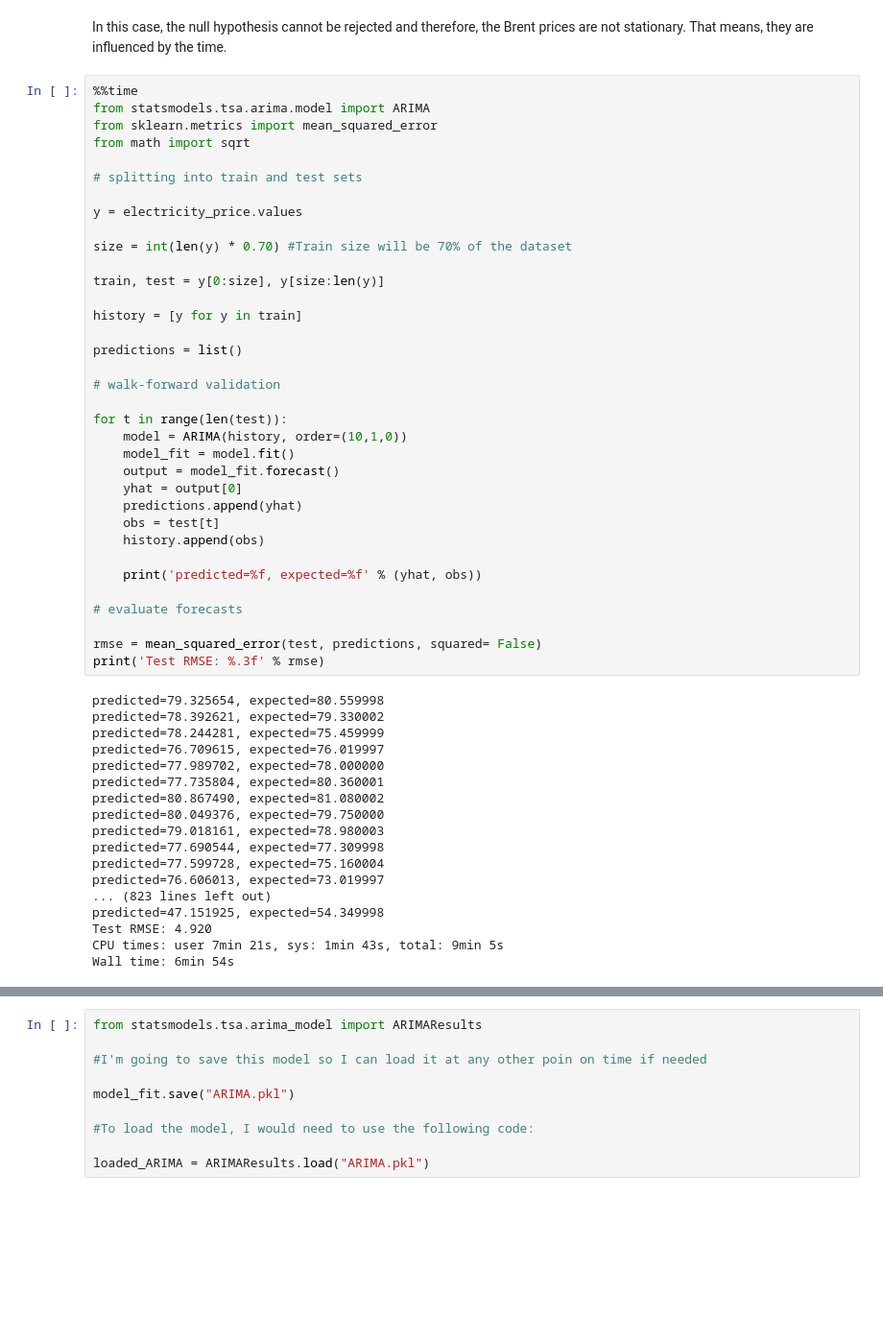
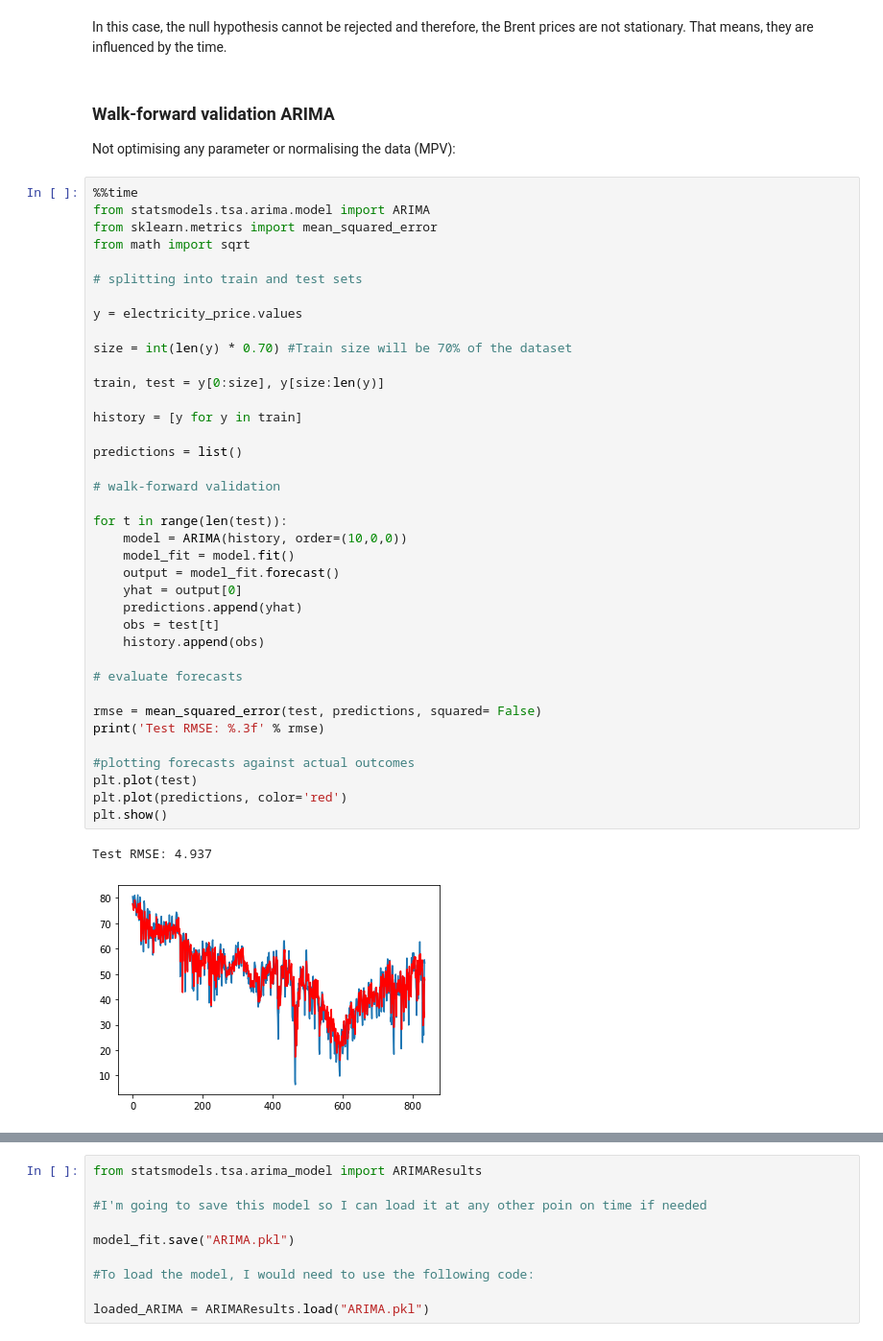
Before and after one commit to PaulaCervilla/Electricity-prices-predictions-in-Spain---Data-Science-TFM, a Jupyter notebook: TFM Precio electricidad - Modelling.ipynb, the cells around one changed output, grey strips where cells are left out. Shown at 96% size. Saved outputs shown, nothing was run; the diff lists cells and outputs as text; blank space fills up the shorter version.

```diff
--- a/TFM Precio electricidad - Modelling.ipynb
+++ b/TFM Precio electricidad - Modelling.ipynb
@@ -291,56 +297,48 @@ Critical Values:
 [figure]
 # %% [markdown]
 In this case, the null hypothesis cannot be rejected and therefore, the Brent prices are not stationary. That means, they are influenced by the time.
+# %% [markdown]
+### Walk-forward validation ARIMA
+
+Not optimising any parameter or normalising the data (MPV):
 # %%
 %%time
 from statsmodels.tsa.arima.model import ARIMA
 from sklearn.metrics import mean_squared_error
 from math import sqrt
 
 # splitting into train and test sets
 
 y = electricity_price.values
 
 size = int(len(y) * 0.70) #Train size will be 70% of the dataset
 
 train, test = y[0:size], y[size:len(y)]
 
 history = [y for y in train]
 
 predictions = list()
 
 # walk-forward validation
 
 for t in range(len(test)):
-    model = ARIMA(history, order=(10,1,0))
+    model = ARIMA(history, order=(10,0,0))
     model_fit = model.fit()
     output = model_fit.forecast()
     yhat = output[0]
     predictions.append(yhat)
     obs = test[t]
     history.append(obs)
 
-    print('predicted=%f, expected=%f' % (yhat, obs))
-
 # evaluate forecasts
 
 rmse = mean_squared_error(test, predictions, squared= False)
 print('Test RMSE: %.3f' % rmse)
+
+#plotting forecasts against actual outcomes
+plt.plot(test)
+plt.plot(predictions, color='red')
+plt.show()
 # %% [output]
-predicted=79.325654, expected=80.559998
-predicted=78.392621, expected=79.330002
-predicted=78.244281, expected=75.459999
-predicted=76.709615, expected=76.019997
-predicted=77.989702, expected=78.000000
-predicted=77.735804, expected=80.360001
-predicted=80.867490, expected=81.080002
-predicted=80.049376, expected=79.750000
-predicted=79.018161, expected=78.980003
-predicted=77.690544, expected=77.309998
-predicted=77.599728, expected=75.160004
-predicted=76.606013, expected=73.019997
-... (823 lines left out)
-predicted=47.151925, expected=54.349998
-Test RMSE: 4.920
-CPU times: user 7min 21s, sys: 1min 43s, total: 9min 5s
-Wall time: 6min 54s
+Test RMSE: 4.937
+[figure, added]
```
Also changed, not shown: parts of 49 cells of this notebook, 2 other files.
